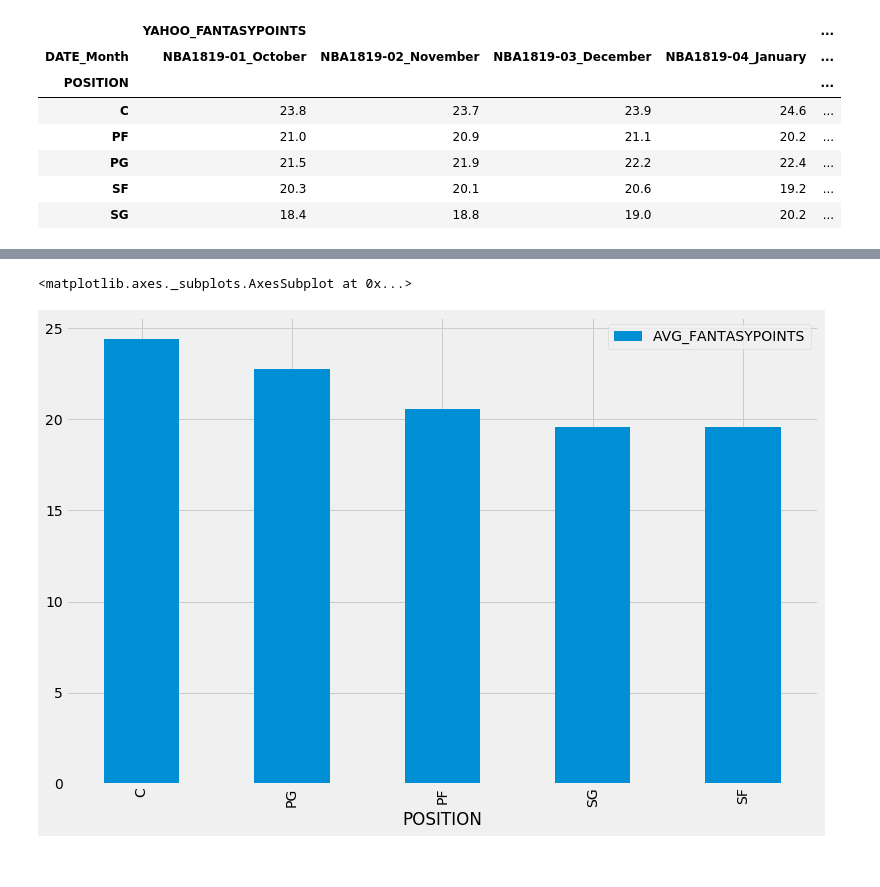
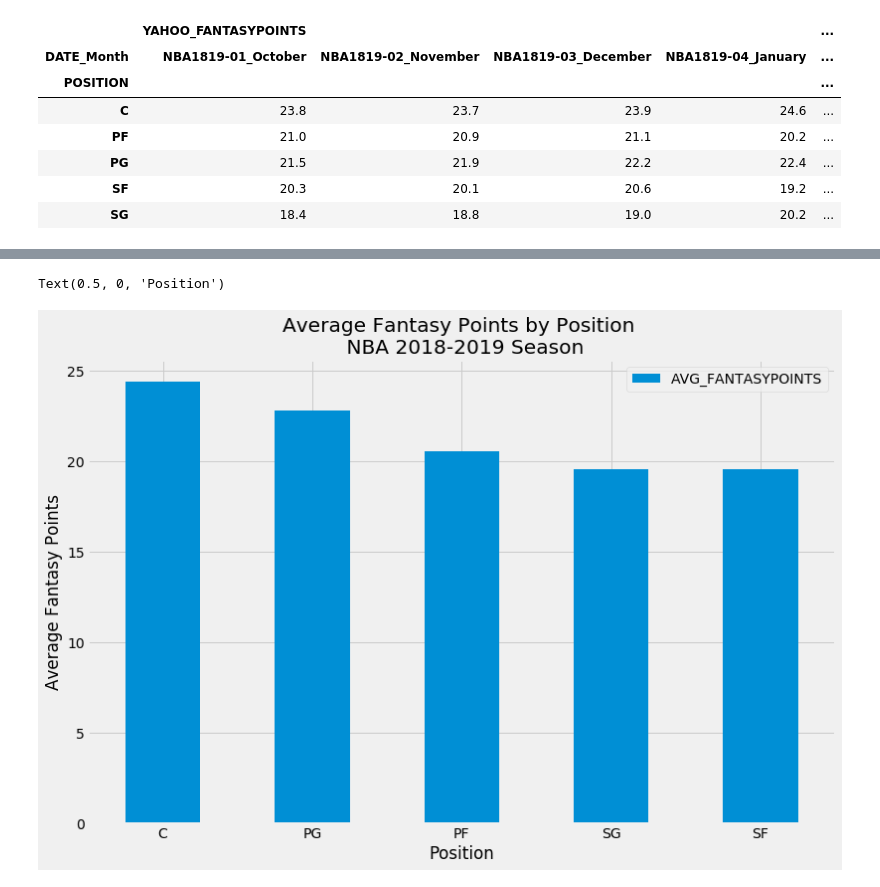
Before and after one commit to acheng1230/Udacity_DataScientist_Nanodegree, a Jupyter notebook: Project_01/ipynb/02_DataAnalysis_PlayerStats-DFS.ipynb, the cells around one changed output, grey strips where cells are left out. Saved outputs shown, nothing was run; the diff lists cells and outputs as text; code cells hidden in the pictures.

```diff
--- a/Project_01/ipynb/02_DataAnalysis_PlayerStats-DFS.ipynb
+++ b/Project_01/ipynb/02_DataAnalysis_PlayerStats-DFS.ipynb
@@ -116,9 +116,8 @@ Name: POSITION, dtype: int64
 # df = min_games_filter(df, games_played=40)
 
 # Create a filter to look at main positions and regular season games (no playoffs since fantasy season ends before playoffs start)
-starter_mask = (df['DATASET'] == 'NBA 2018-2019 Regular Season') & ((df['POSITION'] == 'PG') | \
-                (df['POSITION'] == 'SG') | (df['POSITION'] == 'SF') | (df['POSITION'] == 'PF') | \
-                    (df['POSITION'] == 'C'))
+starter_mask = (df['DATASET'] == 'NBA 2018-2019 Regular Season') & \
+                ((df['POSITION'] == 'PG') | (df['POSITION'] == 'SG') | (df['POSITION'] == 'SF') | (df['POSITION'] == 'PF') | (df['POSITION'] == 'C'))
 # %% [markdown]
 ### Exploratory Data Analysis
 # %%
@@ -147,13 +150,16 @@ df[starter_mask].pivot_table(index=['DATE_Month'],
 # %%
 avg_position_value = pd.pivot_table(df[starter_mask], index=['POSITION'],
                                                       values=['YAHOO_FANTASYPOINTS'],
                                                       aggfunc={'YAHOO_FANTASYPOINTS':'mean'}).sort_values(by='YAHOO_FANTASYPOINTS', ascending=False).reset_index()
 
 # Rename the pivot table columns for clarity
 avg_position_value.rename(columns={'YAHOO_FANTASYPOINTS':'AVG_FANTASYPOINTS'}, inplace=True)
 
 # Create a filter for games played
-avg_position_value.reset_index(drop=True).plot(x='POSITION', y='AVG_FANTASYPOINTS', kind='bar', figsize=(12,8))
+avg_position_value.reset_index(drop=True).plot(x='POSITION', y='AVG_FANTASYPOINTS', kind='bar', rot=360, figsize=(12,8))
+plt.title('Average Fantasy Points by Position \n NBA 2018-2019 Season')
+plt.ylabel('Average Fantasy Points')
+plt.xlabel('Position')
 # %% [output]
-<matplotlib.axes._subplots.AxesSubplot at 0x...>
+Text(0.5, 0, 'Position')
-[figure, old version]
+[figure, new version]
```
Also changed, not shown: parts of 12 cells of this notebook, 1 other file.
